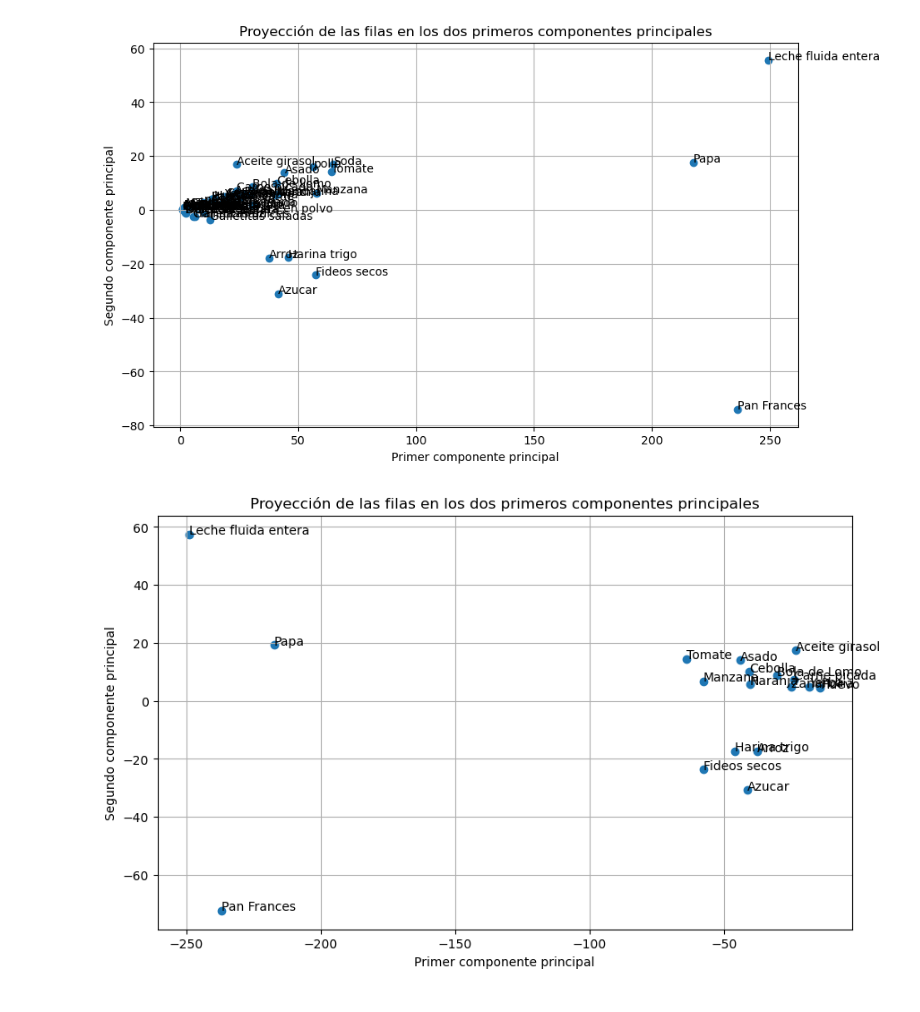
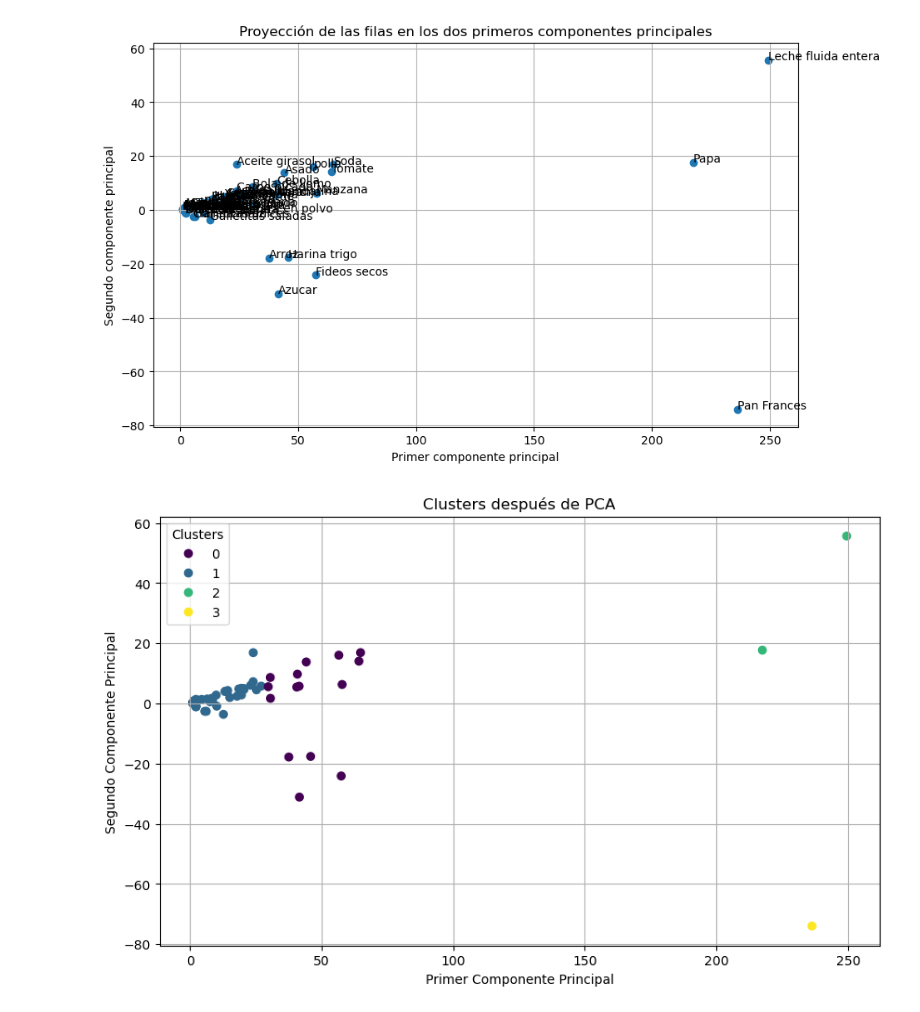
Before and after one commit to manuelgutman/ptalc2, a Jupyter notebook: funciones.ipynb, the cells around one changed output. Saved outputs shown, nothing was run; the diff lists cells and outputs as text; code cells hidden in the pictures.

Commit message:
KMeans

```diff
--- a/funciones.ipynb
+++ b/funciones.ipynb
@@ -106,15 +106,30 @@ graficar_componentes_principales(tabla_nutricional)
 # %% [output]
 [figure]
 # %%
-#Hay alimentos de esta lista q no estan en la canasta basica y hay otros a los q habria q ponerles otro nombre tipo el azucar q aca se llama azucar ledesma.
-nombres_productos=['Aceite girasol', 'Arroz', 'Asado', 'Azucar', 'Bola de Lomo', 'Carne picada', 'Cebolla', 'Fideos secos', 'Harina trigo', 'Huevo', 'Leche fluida entera', 'Manzana', 'Naranja', 'Paleta', 'Pan Frances', 'Papa', 'Tomate', 'Yerba', 'Zanahoria']
+D, V, datos_centrados, varianza_explicada, nombres = calculoACP_por_fila(tabla_nutricional)
+proyecciones = np.dot(datos_centrados, V[:, :2])
+pca_df= pd.DataFrame (proyecciones, columns=['PCA1', 'PCA2'])
 
-def filtrar_dataframe(df: pd.DataFrame, lista: list):
-    df_filtrado = df[df.iloc[:, 0].isin(lista)]
-    return df_filtrado
+# Definir el número de clústeres
+n_clusters = 4
 
-graficar_componentes_principales(filtrar_dataframe(tabla_nutricional, nombres_productos))
-#Aca hice el ACP teniendo en cuenta solo los valores de los componentes q estan en la tabla de consumidores libres y cambian los resultados porque se calcula sobre un dataframe mucho mas reducido.
+# Inicializar y aplicar K-Means
+kmeans = KMeans(n_clusters=n_clusters, n_init=10)
+kmeans.fit(pca_df)
+
+# Añadir los resultados de K-Means al DataFrame
+pca_df['Cluster'] = kmeans.labels_
+# Crear el gráfico de dispersión
+plt.figure(figsize=(10, 6))
+scatter = plt.scatter(pca_df['PCA1'], pca_df['PCA2'], c=pca_df['Cluster'], cmap='viridis')
+
+# Añadir leyenda
+plt.legend(*scatter.legend_elements(), title="Clusters")
+plt.title('Clusters después de PCA')
+plt.xlabel('Primer Componente Principal')
+plt.ylabel('Segundo Componente Principal')
+plt.grid(True)
+plt.show()
 # %% [output]
-[figure, old version]
+[figure, new version]
 # %%
```
Also changed, not shown: parts of 4 cells of this notebook.
